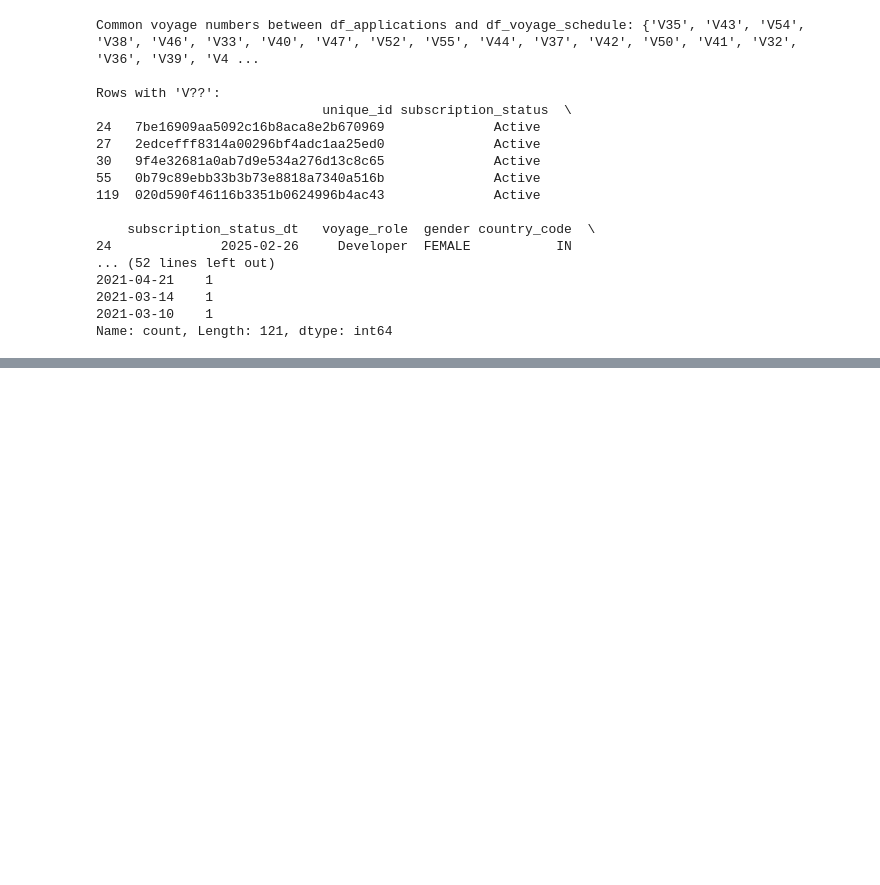
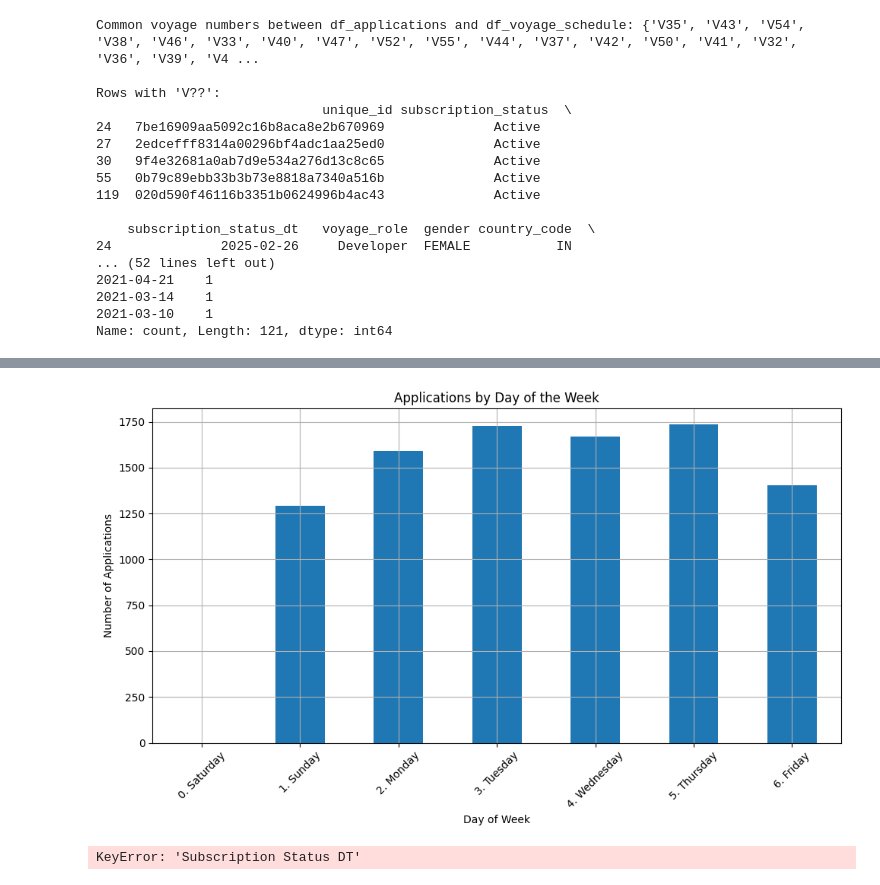
Before and after one commit to roziii/chingu_segment_analysis, a Jupyter notebook: application_voyage_list_merge.ipynb, the cells around one changed output, grey strips where cells are left out. Drawn from its saved outputs; the diff is of its cells as text; code cells hidden in the pictures; blank space fills up the shorter version.

```diff
--- a/application_voyage_list_merge.ipynb
+++ b/application_voyage_list_merge.ipynb
@@ -88,3 +88,23 @@ Rows with 'V??':
 2021-03-14    1
 2021-03-10    1
 Name: count, Length: 121, dtype: int64
+# %%
+df_expanded_applications = pd.DataFrame()
+
+for index, row in df_applications.iterrows():
+  voyage_str = row['voyage_from_voyage_signups']
+  if isinstance(voyage_str, str) and ',' in voyage_str:
+    voyages = [v.strip() for v in voyage_str.split(',')]
+    for voyage in voyages:
+      new_row = row.copy()
+      new_row['voyage_from_voyage_signups'] = voyage
+      df_expanded_applications = pd.concat([df_expanded_applications, pd.DataFrame([new_row])], ignore_index=True)
+  else:
+    df_expanded_applications = pd.concat([df_expanded_applications, pd.DataFrame([row])], ignore_index=True)
+# %%
+voyage_date_dict = {}
+for index, row in df_voyage_schedule.iterrows():
+  voyage_number = row['Name']
+  start_date = row['Start Date']
+  if pd.notna(start_date):
+    voyage_date_dict[voyage_number] = start_date
@@ -90,0 +167,42 @@ Name: count, Length: 121, dtype: int64
+# %%
+# Prepare data for weekly trends by 'Application Day-of-Week'
+day_order = ['0. Saturday', '1. Sunday', '2. Monday', '3. Tuesday', '4. Wednesday', '5. Thursday', '6. Friday']
+
+# Count number of applications per day of week
+weekly_counts = df_expanded_applications['application_day_of_week'].value_counts().reindex(day_order)
+
+# Plot
+plt.figure(figsize=(10, 6))
+weekly_counts.plot(kind='bar')
+plt.title("Applications by Day of the Week")
+plt.xlabel("Day of Week")
+plt.ylabel("Number of Applications")
+plt.xticks(rotation=45)
+plt.tight_layout()
+plt.grid(True)
+plt.show()
+# %% [output]
+[figure, added]
+# %%
+# Convert 'Subscription Status DT' to datetime
+df_expanded_applications['Subscription Status DT'] = pd.to_datetime(df_expanded_applications['Subscription Status DT'], errors='coerce')
+
+# Count subscription status changes over time
+subscription_time_series = (
+    df_expanded_applications.groupby(['Subscription Status DT', 'Subscription Status'])
+    .size()
+    .unstack(fill_value=0)
+    .sort_index()
+)
+
+# Plot
+plt.figure(figsize=(20, 15))
+subscription_time_series.plot()
+plt.title("Subscription Status Changes Over Time")
+plt.xlabel("Date")
+plt.ylabel("Number of Status Changes")
+plt.grid(True)
+plt.tight_layout()
+plt.show()
+# %% [output]
+KeyError: 'Subscription Status DT'
```
Also changed, not shown: parts of 2 cells of this notebook.
